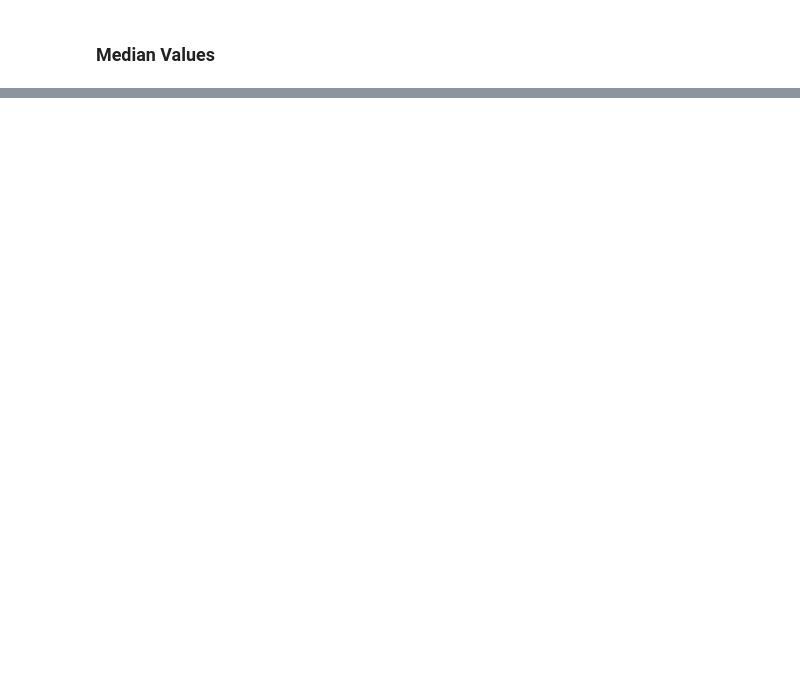
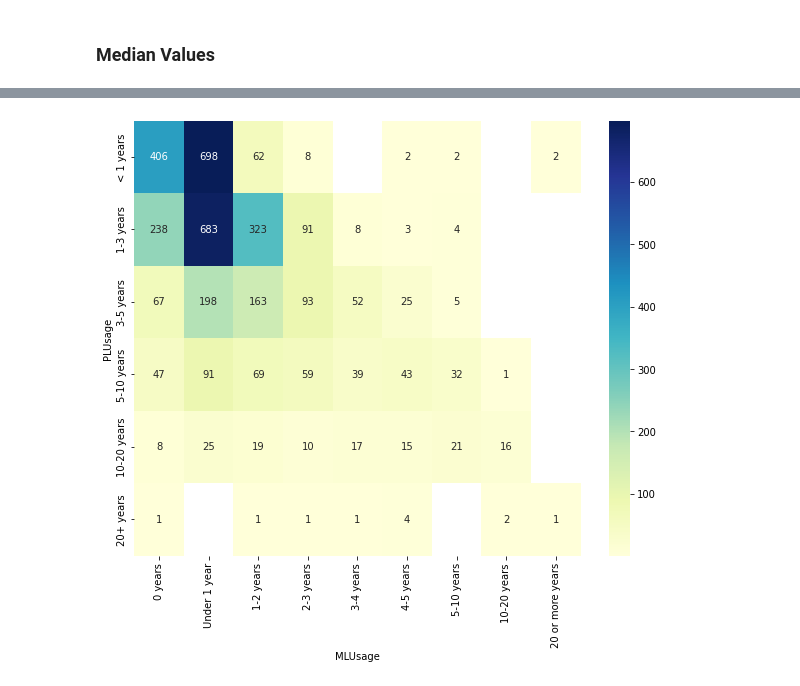
Before and after one commit to sreedevigattu/mldssurvey, a Jupyter notebook: mldssurvey.ipynb, the cells around one changed output, grey strips where cells are left out. Drawn from its saved outputs; the diff is of its cells as text; code cells hidden in the pictures; blank space fills up the shorter version.

```diff
--- a/mldssurvey.ipynb
+++ b/mldssurvey.ipynb
@@ -576,0 +1065,6 @@ df_result
+# %%
+df_new['MLUsage'] = df[COLS_ML_USE].apply(lambda x: '0 years' if x == 'I do not use machine learning methods' else x )
+df_new['PLUsage'] = df[COLS_PL_USE].apply(lambda x: '0 years' if x == 'I have never written code' else x)
+
+COLS_USAGE = ['Age','Gender','AgeGroup','PL-Count','MLUsage','PLUsage']
+df_new[COLS_USAGE].head()
@@ -576,0 +1078,5 @@ df_result
+# %%
+df_temp = df_new[(df_new['Gender']=='Woman') & (df_new['AgeGroup']=='<40')][COLS_USAGE].groupby(by=['MLUsage','PLUsage']).agg({ 'MLUsage': 'count'})
+df_temp.rename(columns={'MLUsage':'Count'},inplace=True)
+df_temp.reset_index(inplace=True)
+df_temp.sort_values(by=['MLUsage','PLUsage'])
@@ -576,0 +1107,3 @@ df_result
+# %%
+df_mlpl = pd.pivot_table(df_temp, index=['PLUsage'], columns = ['MLUsage'], values ='Count', aggfunc=np.sum)
+df_mlpl
@@ -576,0 +1119,4 @@ df_result
+# %%
+df_mlpl = df_mlpl[['0 years', 'Under 1 year', '1-2 years', '2-3 years', '3-4 years', '4-5 years', '5-10 years', '10-20 years', '20 or more years']]
+df_mlpl = df_mlpl.reindex(index = ['< 1 years', '1-3 years','3-5 years', '5-10 years', '10-20 years', '20+ years'] )
+df_mlpl
@@ -576,0 +1132,7 @@ df_result
+# %%
+
+fig, ax = plt.subplots(figsize=(10,8))
+sns.heatmap(df_mlpl, annot=True, fmt="g", ax=ax, cmap="YlGnBu")
+plt.show()
+# %% [output]
+[figure, added]
```
Also changed, not shown: parts of 101 cells of this notebook.
